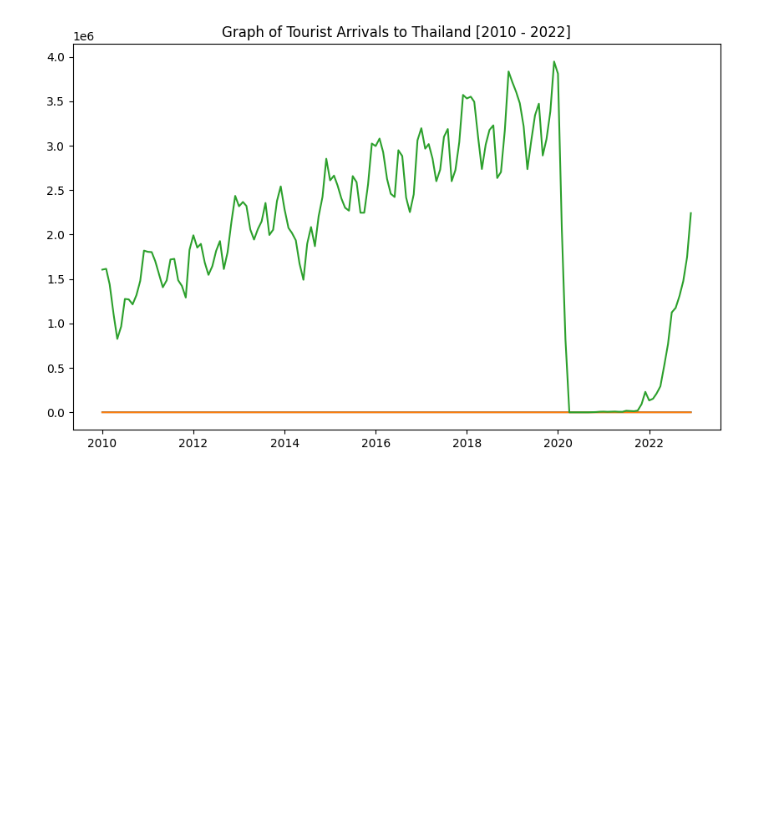
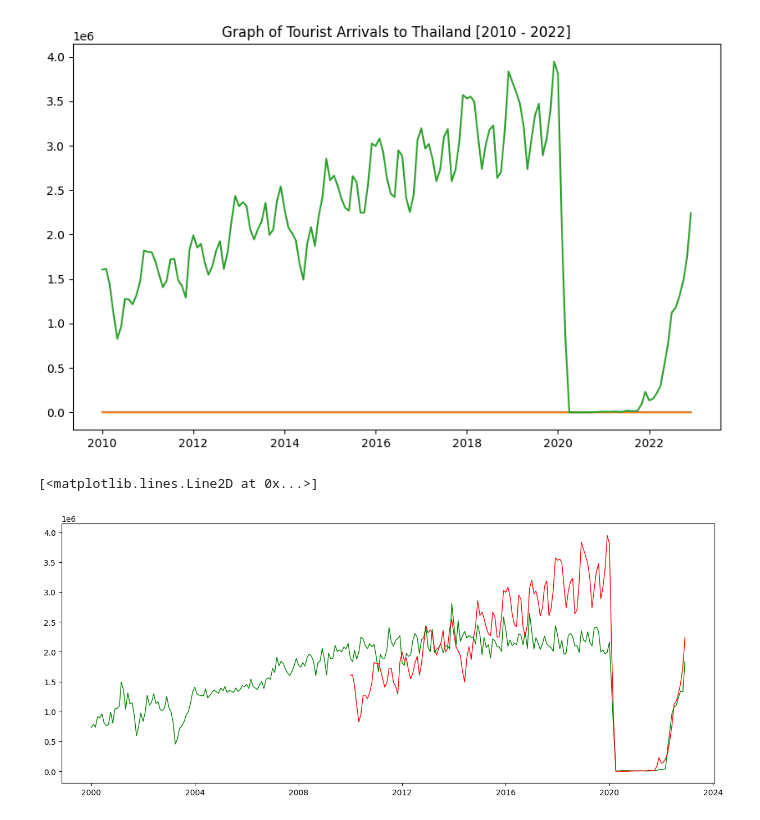
Before and after one commit to geadkee/FYP-TouristArrivalsPrediction, a Jupyter notebook: EDA.ipynb, the cells around one changed output. Saved outputs shown, nothing was run; the diff lists cells and outputs as text; code cells hidden in the pictures; blank space fills up the shorter version.

```diff
--- a/EDA.ipynb
+++ b/EDA.ipynb
@@ -53,3 +120,11 @@ plt.title('Graph of Tourist Arrivals to Thailand [2010 - 2022]')
 # %% [output]
 Text(0.5, 1.0, 'Graph of Tourist Arrivals to Thailand [2010 - 2022]')
 [figure]
+# %%
+plt.figure(figsize=(15,6))
+# plt.bar(file1["ds"], file1["y"], color='orange', width=10)
+plt.plot(file1["ds"], file1["y"], color='green', lw=1)
+plt.plot(file["ds"], file["y"], color='red', lw=1)
+# %% [output]
+[<matplotlib.lines.Line2D at 0x...>]
+[figure, added]
```
Also changed, not shown: parts of 7 cells of this notebook.
